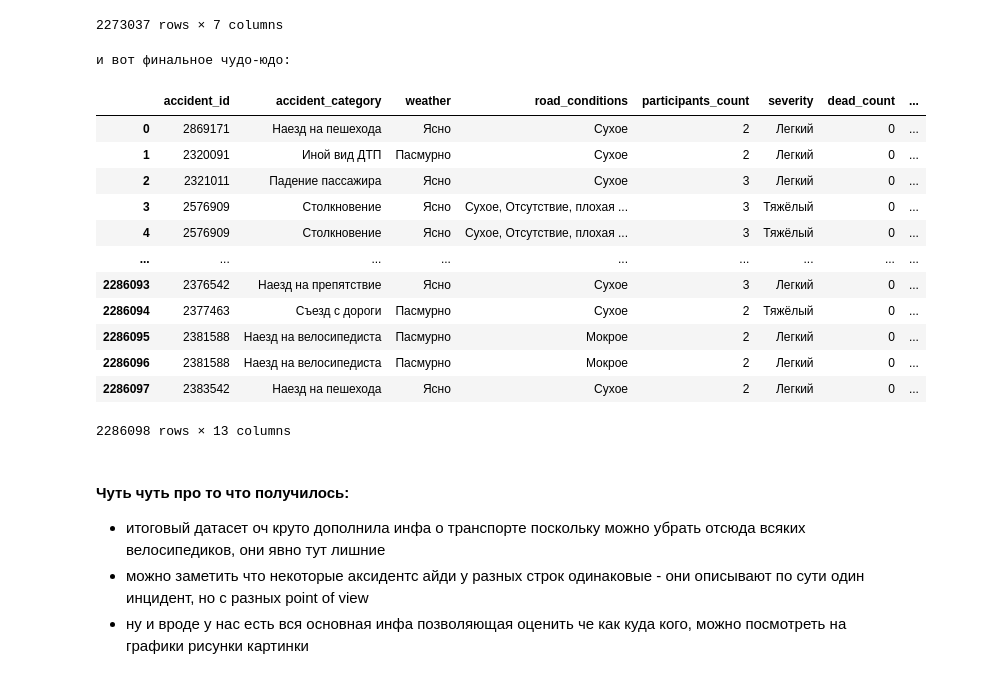
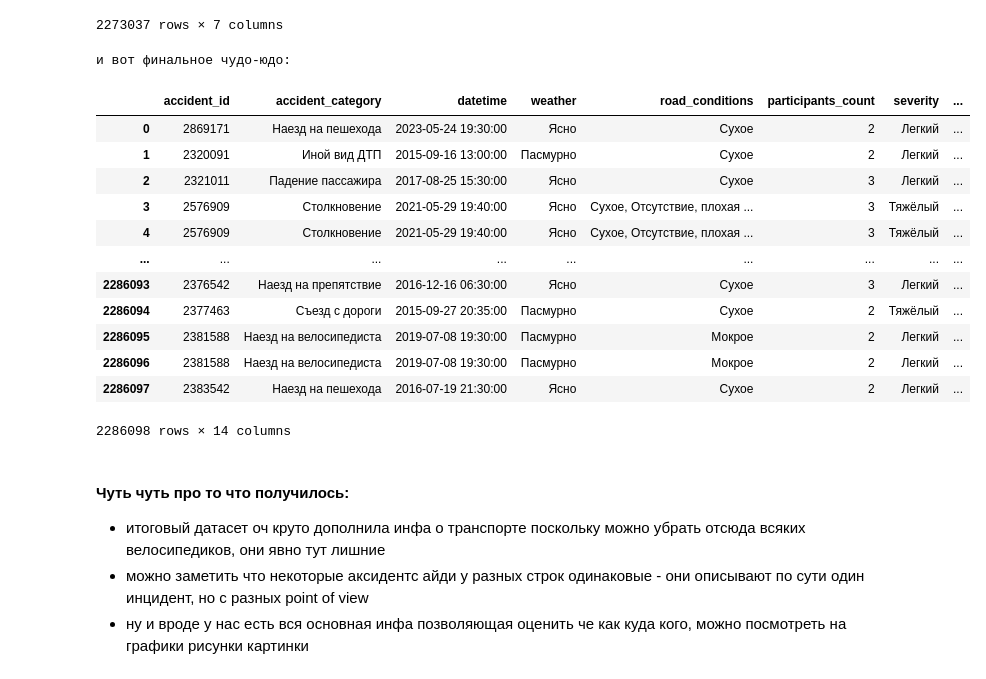
Before and after one commit to dyukilya/kostolom, a Jupyter notebook: project.ipynb, the cells around one changed output. Cells and saved outputs as stored; diff of their text form; code cells hidden in the pictures.

```diff
--- a/project.ipynb
+++ b/project.ipynb
@@ -116,9 +118,3 @@ memory usage: 197.8+ MB
 | 1440206 | 2381588 | Дорожно-транспортные проис... | Наезд на велосипедиста | Забайкальский край | пос. Горный | п Горный, МЕСТНЫЕ ДОРОГИ, ... | 113.04 | 51.55 | Многоквартирные жилые дома | 2019-07-08 19:30:00 | ... |
 | 1440207 | 2383542 | Дорожно-транспортные проис... | Наезд на пешехода | Забайкальский край | пос. Горный | п Горный, ул Дружбы, 169 | 113.04 | 51.56 | Многоквартирные жилые дома... | 2016-07-19 21:30:00 | ... |
 1440208 rows × 19 columns
-# %%
-accidents['accident_id'] = accidents['accident_id'].astype(str)
-vehicles['accident_id'] = vehicles['accident_id'].astype(str)
-df_merged =accidents.merge(vehicles, on='accident_id', how='inner')
-df_merged['car_age'] = df_merged['accident_year'] - df_merged['year']
-df_merged
@@ -239,40 +221,40 @@ memory usage: 121.4+ MB
 | 2273036 | 2383542 | 2383542_1 | В-класс (малый) до 3,9 м | HONDA | FIT | Белый | 2002.00 |
 2273037 rows × 7 columns
 # %%
-#чуть шаманим с именами, чтоб джоин сджоинился
+#чуть shaman-им с именами, чтоб джоин сджоинился
 accidents = accidents.rename(columns={"id": "accident_id", "category": "accident_category"})
 vehicles = vehicles.rename(columns={"category": "vehicle_category"})
 
 accidents.columns = accidents.columns.str.strip().str.lower()
 vehicles.columns = vehicles.columns.str.strip().str.lower()
 accidents["accident_id"] = accidents["accident_id"].astype(str)
 vehicles["accident_id"] = vehicles["accident_id"].astype(str)
 
 # Объединение данных и вывод полезных нам колонок
 final_df = accidents.merge(vehicles, on="accident_id", how="left")
-final_df = final_df[['accident_id', 'accident_category', 'weather', 'road_conditions', 'participants_count',
+final_df = final_df[['accident_id', 'accident_category', 'datetime', 'weather', 'road_conditions', 'participants_count',
                      'severity', 'dead_count', 'injured_count', 'vehicle_category', 'brand',
                      'model', 'color', 'year']]
 
 # Сохраняем итоговый датасет и принтуем
 print("и вот финальное чудо-юдо:")
 final_df.to_csv(data_path + "final_dataset.csv", index=False)
 final_df
 # %% [output]
 и вот финальное чудо-юдо:
-|  | accident_id | accident_category | weather | road_conditions | participants_count | severity | dead_count | ... |
-| 0 | 2869171 | Наезд на пешехода | Ясно | Сухое | 2 | Легкий | 0 | ... |
-| 1 | 2320091 | Иной вид ДТП | Пасмурно | Сухое | 2 | Легкий | 0 | ... |
-| 2 | 2321011 | Падение пассажира | Ясно | Сухое | 3 | Легкий | 0 | ... |
-| 3 | 2576909 | Столкновение | Ясно | Сухое, Отсутствие, плохая ... | 3 | Тяжёлый | 0 | ... |
-| 4 | 2576909 | Столкновение | Ясно | Сухое, Отсутствие, плохая ... | 3 | Тяжёлый | 0 | ... |
+|  | accident_id | accident_category | datetime | weather | road_conditions | participants_count | severity | ... |
+| 0 | 2869171 | Наезд на пешехода | 2023-05-24 19:30:00 | Ясно | Сухое | 2 | Легкий | ... |
+| 1 | 2320091 | Иной вид ДТП | 2015-09-16 13:00:00 | Пасмурно | Сухое | 2 | Легкий | ... |
+| 2 | 2321011 | Падение пассажира | 2017-08-25 15:30:00 | Ясно | Сухое | 3 | Легкий | ... |
+| 3 | 2576909 | Столкновение | 2021-05-29 19:40:00 | Ясно | Сухое, Отсутствие, плохая ... | 3 | Тяжёлый | ... |
+| 4 | 2576909 | Столкновение | 2021-05-29 19:40:00 | Ясно | Сухое, Отсутствие, плохая ... | 3 | Тяжёлый | ... |
 | ... | ... | ... | ... | ... | ... | ... | ... | ... |
-| 2286093 | 2376542 | Наезд на препятствие | Ясно | Сухое | 3 | Легкий | 0 | ... |
-| 2286094 | 2377463 | Съезд с дороги | Пасмурно | Сухое | 2 | Тяжёлый | 0 | ... |
-| 2286095 | 2381588 | Наезд на велосипедиста | Пасмурно | Мокрое | 2 | Легкий | 0 | ... |
-| 2286096 | 2381588 | Наезд на велосипедиста | Пасмурно | Мокрое | 2 | Легкий | 0 | ... |
-| 2286097 | 2383542 | Наезд на пешехода | Ясно | Сухое | 2 | Легкий | 0 | ... |
+| 2286093 | 2376542 | Наезд на препятствие | 2016-12-16 06:30:00 | Ясно | Сухое | 3 | Легкий | ... |
+| 2286094 | 2377463 | Съезд с дороги | 2015-09-27 20:35:00 | Пасмурно | Сухое | 2 | Тяжёлый | ... |
+| 2286095 | 2381588 | Наезд на велосипедиста | 2019-07-08 19:30:00 | Пасмурно | Мокрое | 2 | Легкий | ... |
+| 2286096 | 2381588 | Наезд на велосипедиста | 2019-07-08 19:30:00 | Пасмурно | Мокрое | 2 | Легкий | ... |
+| 2286097 | 2383542 | Наезд на пешехода | 2016-07-19 21:30:00 | Ясно | Сухое | 2 | Легкий | ... |
-2286098 rows × 13 columns
+2286098 rows × 14 columns
 # %% [markdown]
 #### Чуть чуть про то что получилось:
 - итоговый датасет оч круто дополнила инфа о транспорте поскольку можно убрать отсюда всяких велосипедиков, они явно тут лишние
```
Also changed, not shown: parts of 25 cells of this notebook.
